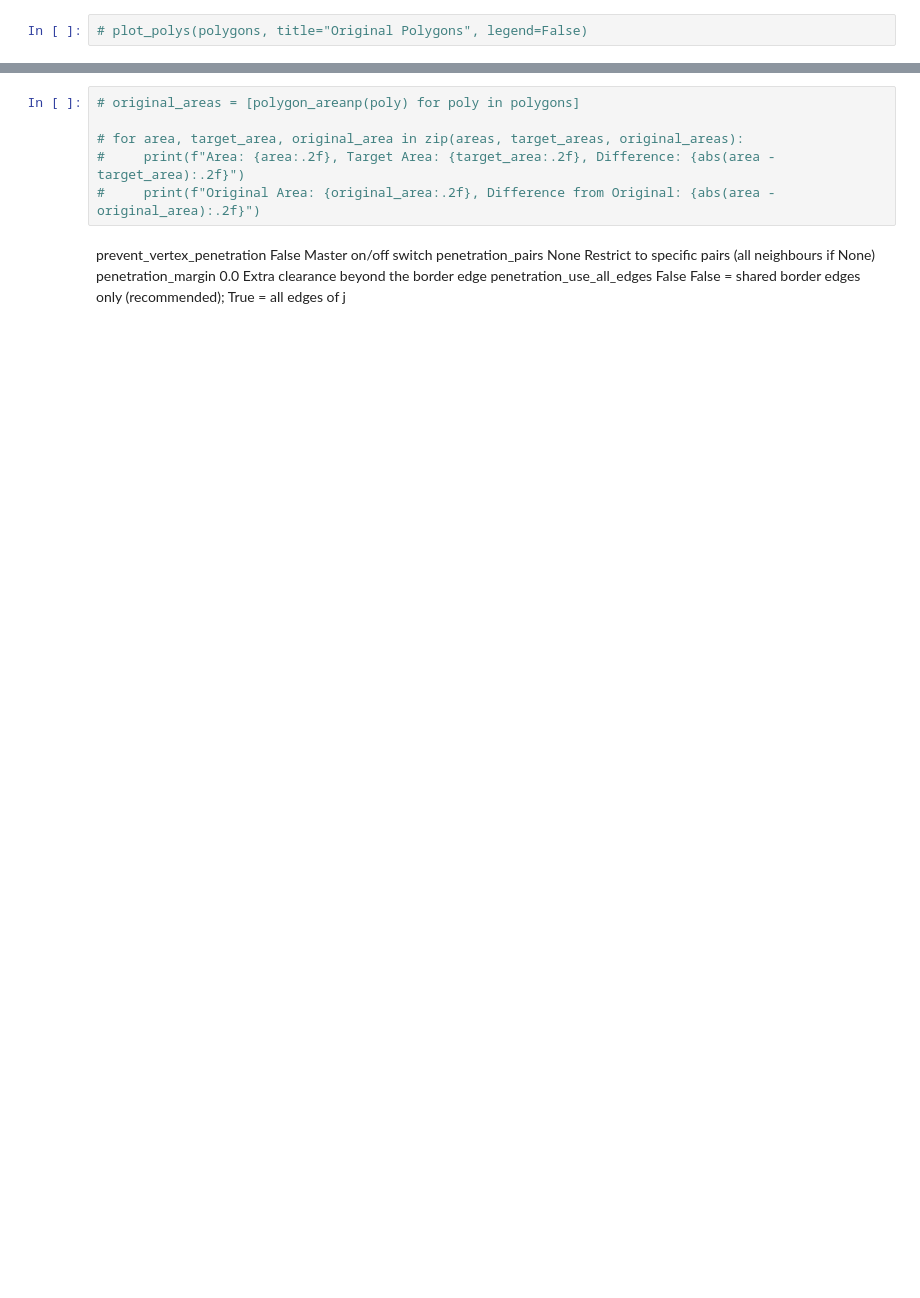
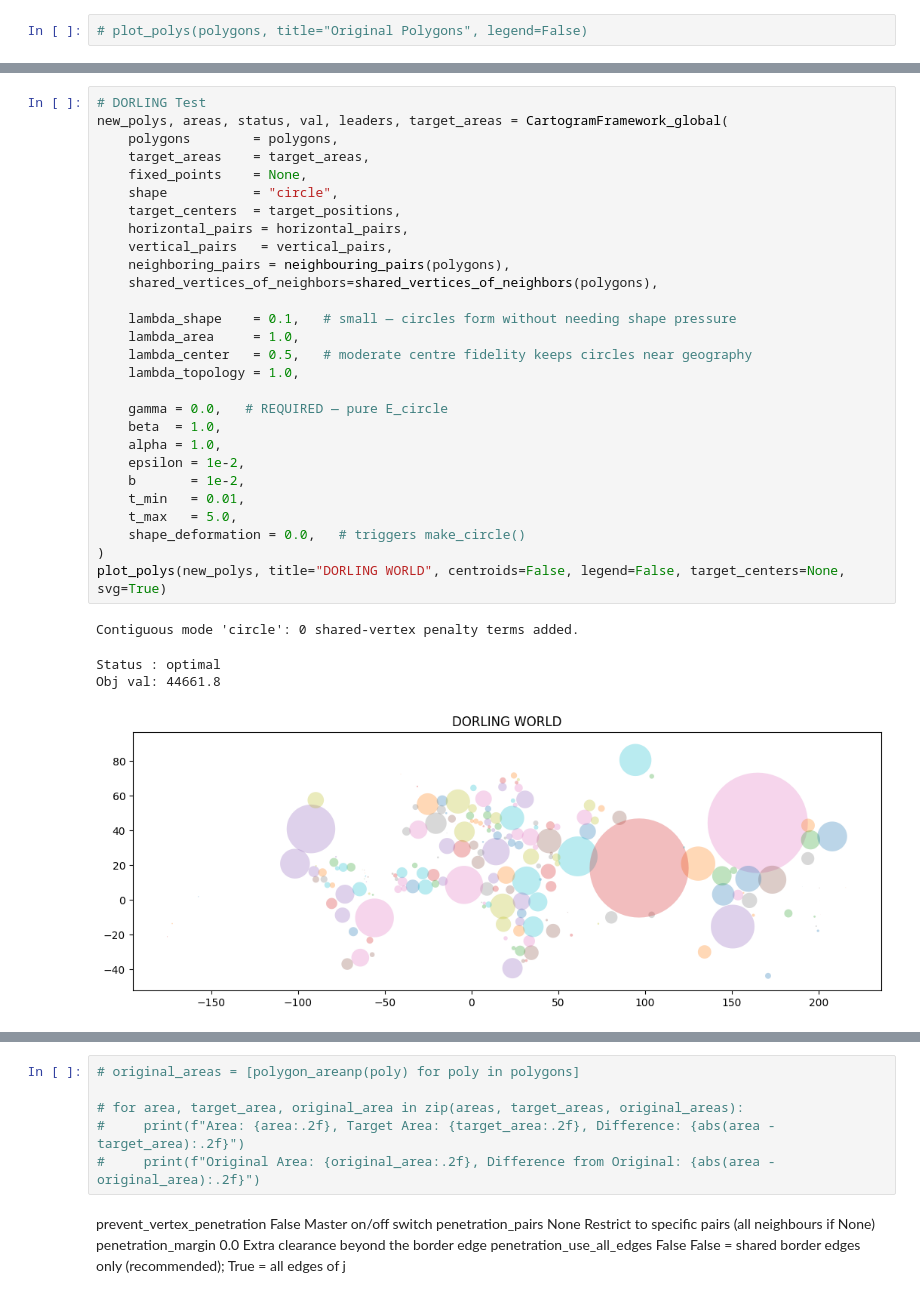
Before and after one commit to kuenem/Cartogram-Framework, a Jupyter notebook: Cartogram Framework/notebooks/exploration.ipynb, the cells around one changed output, grey strips where cells are left out. Cells and saved outputs as stored; diff of their text form; blank space fills up the shorter version.

```diff
--- a/Cartogram Framework/notebooks/exploration.ipynb
+++ b/Cartogram Framework/notebooks/exploration.ipynb
@@ -52,0 +269,33 @@ level = 'states'
+# %%
+# DORLING Test
+new_polys, areas, status, val, leaders, target_areas = CartogramFramework_global(
+    polygons        = polygons,
+    target_areas    = target_areas,
+    fixed_points    = None,
+    shape           = "circle",
+    target_centers  = target_positions,
+    horizontal_pairs = horizontal_pairs,
+    vertical_pairs   = vertical_pairs,
+    neighboring_pairs = neighbouring_pairs(polygons),
+    shared_vertices_of_neighbors=shared_vertices_of_neighbors(polygons),
+
+    lambda_shape    = 0.1,   # small — circles form without needing shape pressure
+    lambda_area     = 1.0,
+    lambda_center   = 0.5,   # moderate centre fidelity keeps circles near geography
+    lambda_topology = 1.0,
+
+    gamma = 0.0,   # REQUIRED — pure E_circle
+    beta  = 1.0,
+    alpha = 1.0,
+    epsilon = 1e-2,
+    b       = 1e-2,
+    t_min   = 0.01,
+    t_max   = 5.0,
+    shape_deformation = 0.0,   # triggers make_circle()
+)
+plot_polys(new_polys, title="DORLING WORLD", centroids=False, legend=False, target_centers=None, svg=True)
+# %% [output]
+Contiguous mode 'circle': 0 shared-vertex penalty terms added.
+Status : optimal
+Obj val: 44661.8
+[figure, added]
```
Also changed, not shown: parts of 34 cells of this notebook, 31 other files.
